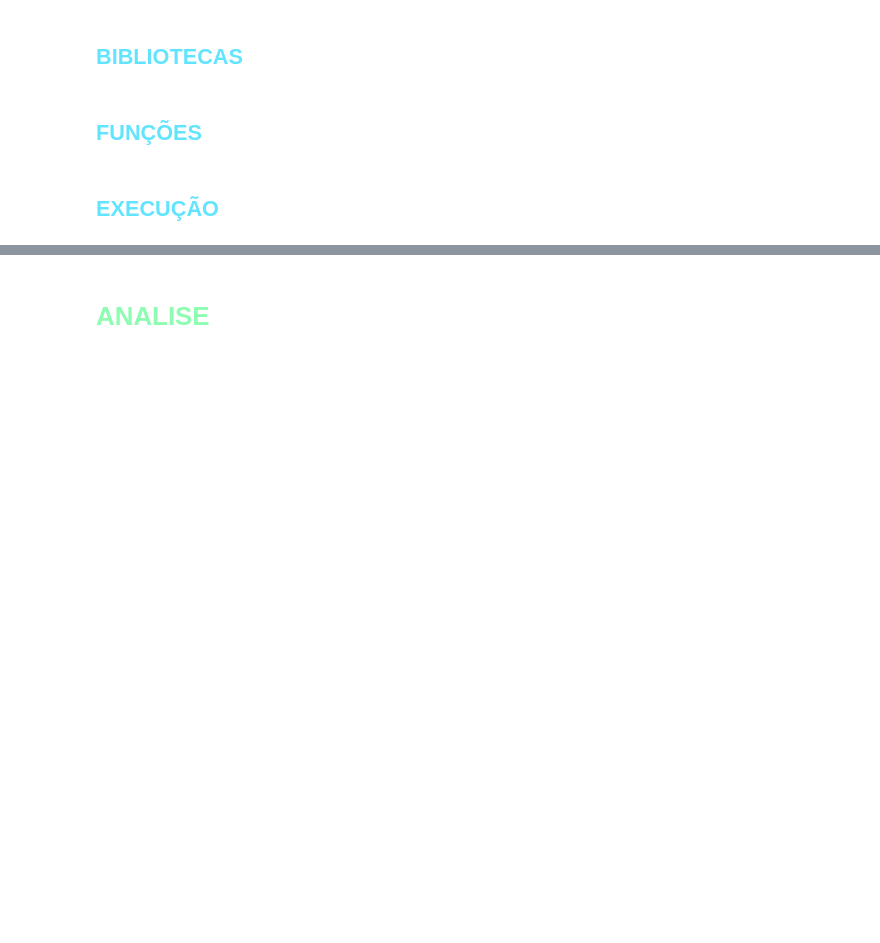
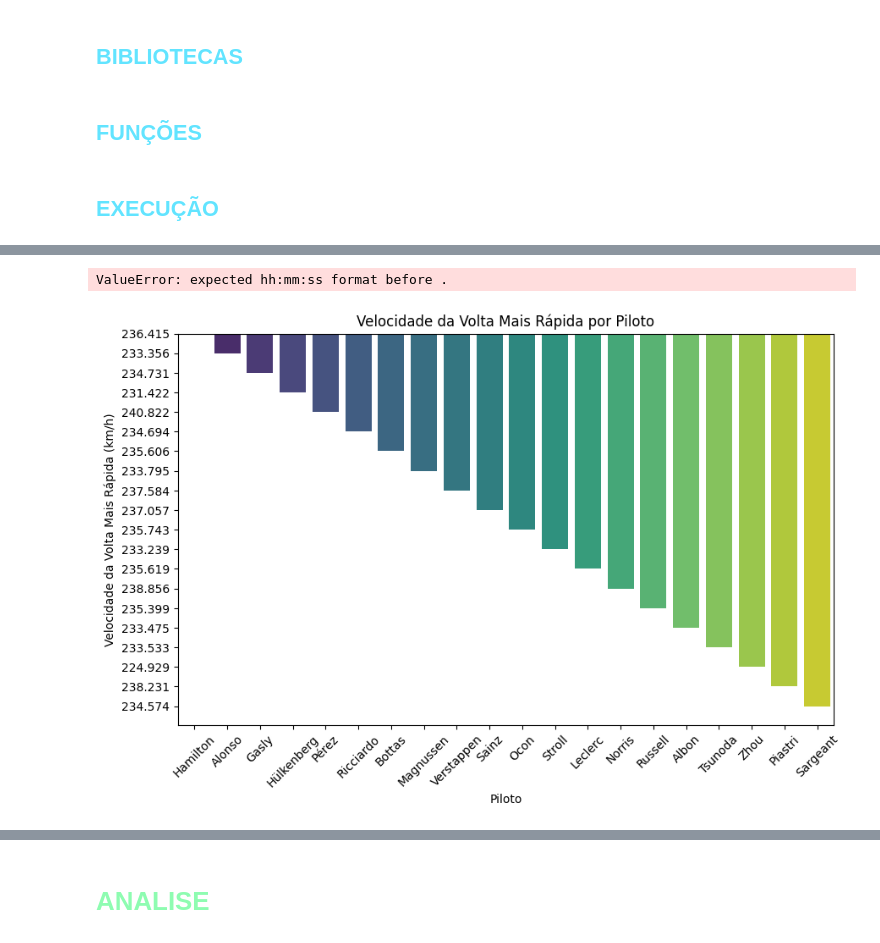
Before and after one commit to danielcs7/cientistaDados, a Jupyter notebook: projeto1/src/app.ipynb, the cells around one changed output, grey strips where cells are left out. Saved outputs shown, nothing was run; the diff lists cells and outputs as text; code cells hidden in the pictures; blank space fills up the shorter version.

```diff
--- a/projeto1/src/app.ipynb
+++ b/projeto1/src/app.ipynb
@@ -105,0 +298,23 @@ Conexão com o DuckDB fechada.
+# %%
+""""TEMPO MAIS RAPIDO"""
+df['fastestLapTime'] = pd.to_timedelta(df['fastestLapTime'].fillna('0:00:00')).dt.total_seconds()
+plt.figure(figsize=(10, 6))
+sns.scatterplot(x='Driver', y='fastestLapTime', data=df, hue='Driver', palette='viridis')
+plt.title('Tempo Mais Rápido por Piloto')
+plt.xlabel('Piloto')
+plt.ylabel('Tempo Mais Rápido (s)')
+plt.xticks(rotation=45)
+plt.show()
+# %% [output]
+ValueError: expected hh:mm:ss format before .
+# %%
+"""Velocidade da Volta Mais Rápida por Piloto"""
+plt.figure(figsize=(10, 6))
+sns.barplot(x='Driver', y='fastestLapSpeed', data=df, palette='viridis')
+plt.title('Velocidade da Volta Mais Rápida por Piloto')
+plt.xlabel('Piloto')
+plt.ylabel('Velocidade da Volta Mais Rápida (km/h)')
+plt.xticks(rotation=45)
+plt.show()
+# %% [output]
+[figure, added]
```
Also changed, not shown: parts of 33 cells of this notebook, 1 other file.
